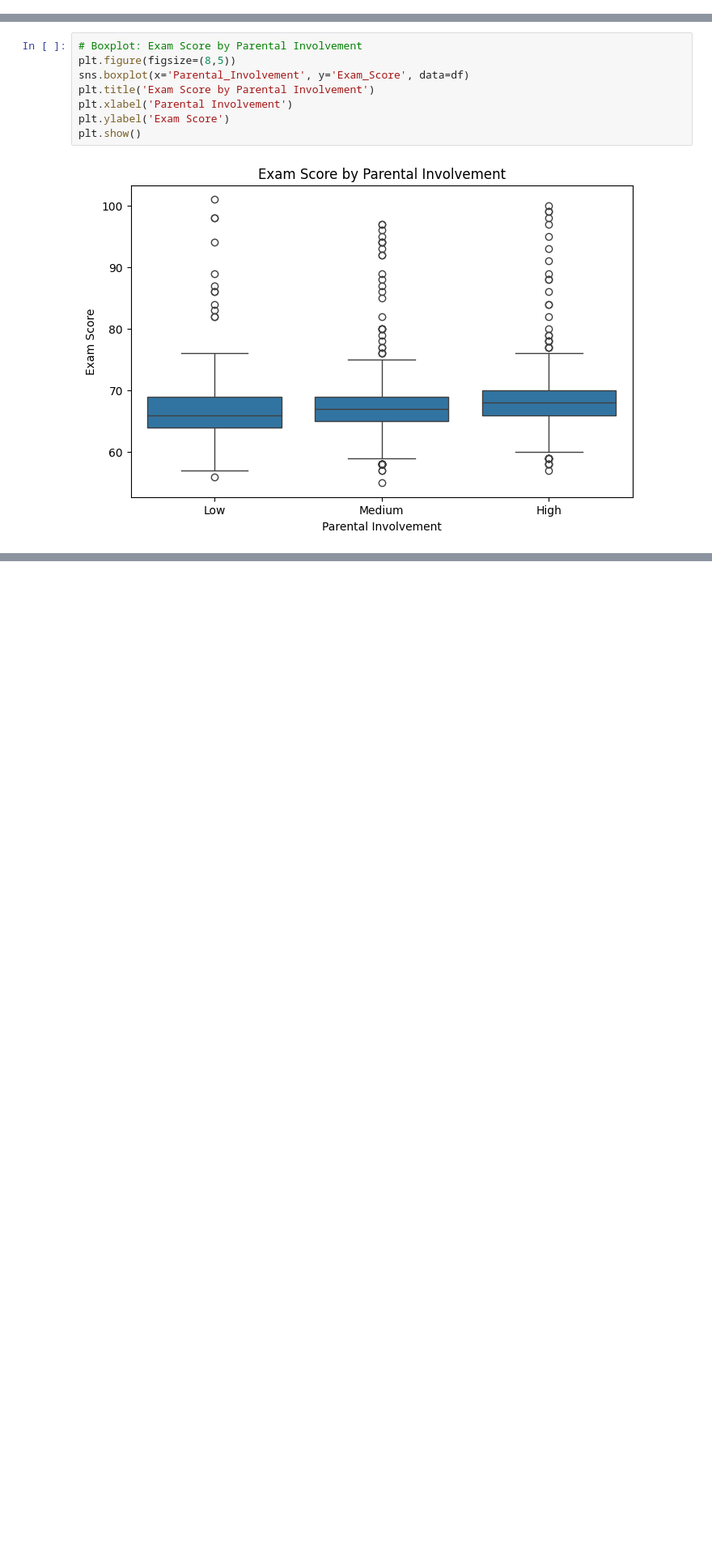
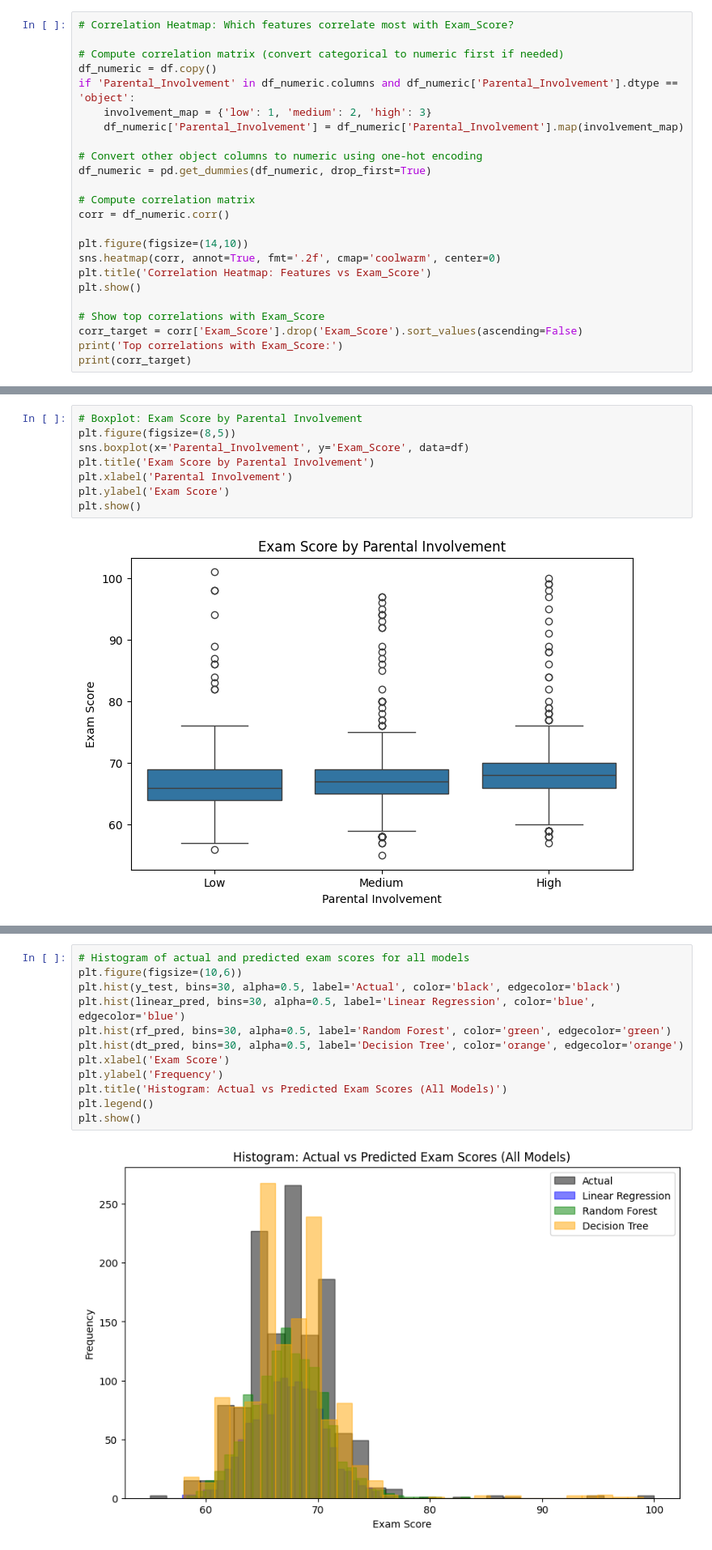
Before and after one commit to IrutingaboRaissa/scorepredictor, a Jupyter notebook: linear_regression/EngageMetrics.ipynb, the cells around one changed output, grey strips where cells are left out. Shown at 81% size. Cells and saved outputs as stored; diff of their text form; blank space fills up the shorter version.

```diff
--- a/EngageMetrics.ipynb
+++ b/linear_regression/EngageMetrics.ipynb
@@ -161,0 +189,24 @@ Name: Exam_Score, dtype: float64
+# %%
+# Correlation Heatmap: Which features correlate most with Exam_Score?
+
+# Compute correlation matrix (convert categorical to numeric first if needed)
+df_numeric = df.copy()
+if 'Parental_Involvement' in df_numeric.columns and df_numeric['Parental_Involvement'].dtype == 'object':
+    involvement_map = {'low': 1, 'medium': 2, 'high': 3}
+    df_numeric['Parental_Involvement'] = df_numeric['Parental_Involvement'].map(involvement_map)
+
+# Convert other object columns to numeric using one-hot encoding
+df_numeric = pd.get_dummies(df_numeric, drop_first=True)
+
+# Compute correlation matrix
+corr = df_numeric.corr()
+
+plt.figure(figsize=(14,10))
+sns.heatmap(corr, annot=True, fmt='.2f', cmap='coolwarm', center=0)
+plt.title('Correlation Heatmap: Features vs Exam_Score')
+plt.show()
+
+# Show top correlations with Exam_Score
+corr_target = corr['Exam_Score'].drop('Exam_Score').sort_values(ascending=False)
+print('Top correlations with Exam_Score:')
+print(corr_target)
@@ -517,0 +615,14 @@ Passing `palette` without assigning `hue` is deprecated and will be removed in v
+# %%
+# Histogram of actual and predicted exam scores for all models
+plt.figure(figsize=(10,6))
+plt.hist(y_test, bins=30, alpha=0.5, label='Actual', color='black', edgecolor='black')
+plt.hist(linear_pred, bins=30, alpha=0.5, label='Linear Regression', color='blue', edgecolor='blue')
+plt.hist(rf_pred, bins=30, alpha=0.5, label='Random Forest', color='green', edgecolor='green')
+plt.hist(dt_pred, bins=30, alpha=0.5, label='Decision Tree', color='orange', edgecolor='orange')
+plt.xlabel('Exam Score')
+plt.ylabel('Frequency')
+plt.title('Histogram: Actual vs Predicted Exam Scores (All Models)')
+plt.legend()
+plt.show()
+# %% [output]
+[figure, added]
```
Also changed, not shown: parts of 44 cells of this notebook, 8 other files.
